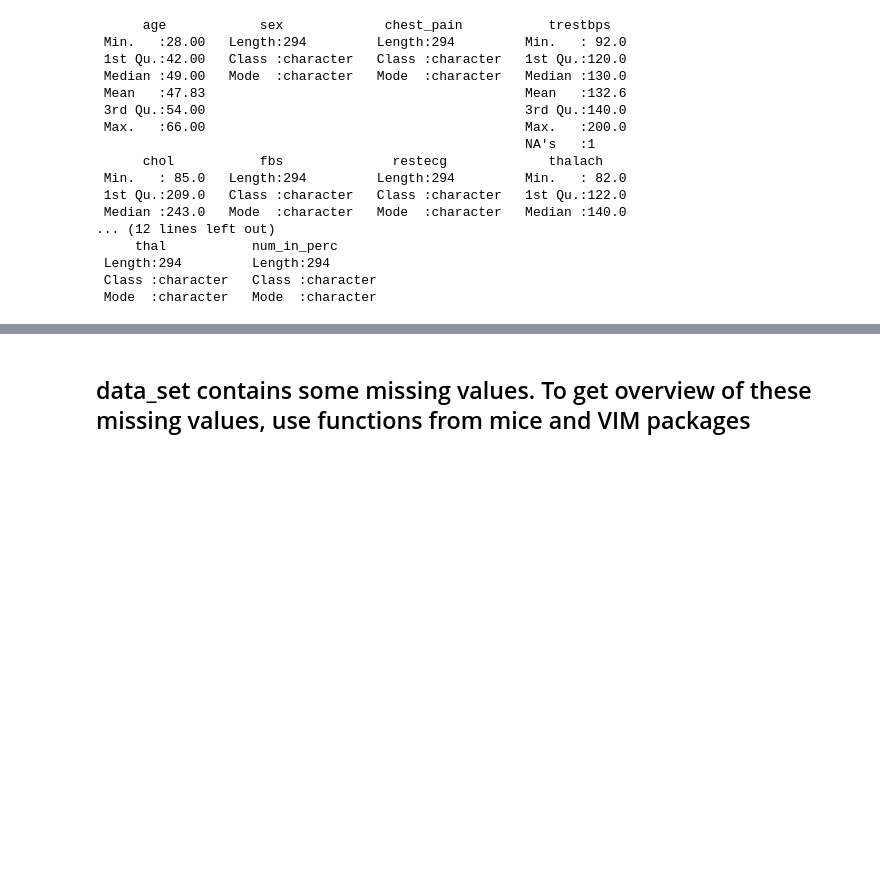
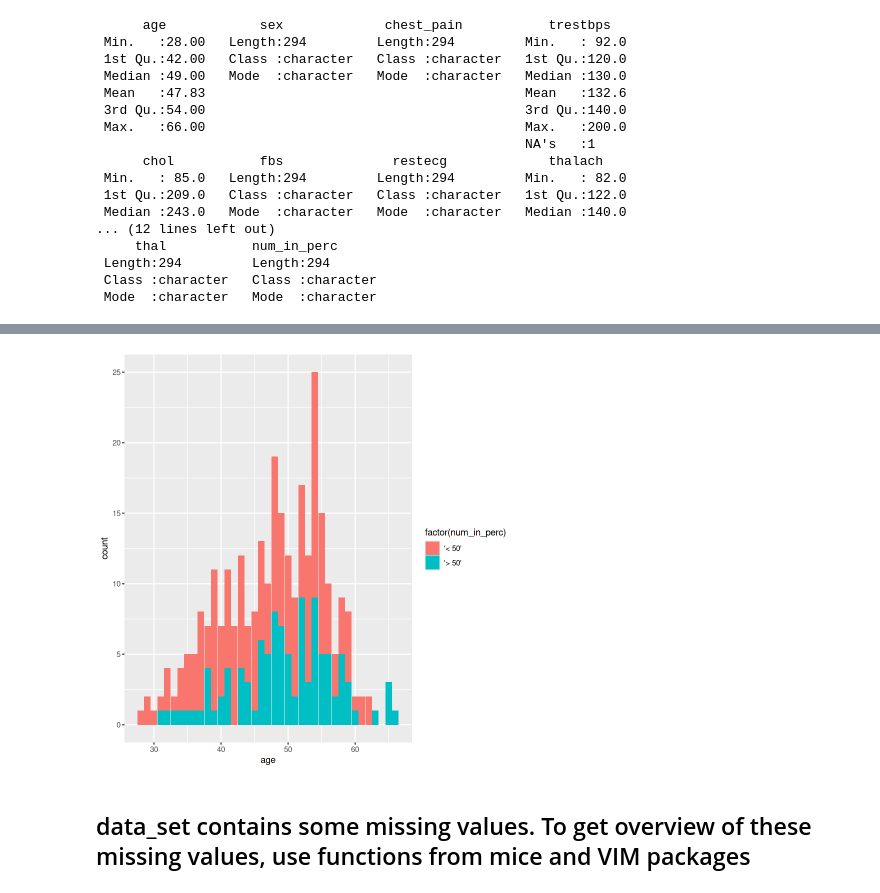
Before and after one commit to Luq16/Biomedical-Data-preprocessing, a Jupyter notebook: notebook.ipynb, the cells around one changed output, grey strips where cells are left out. Saved outputs shown, nothing was run; the diff lists cells and outputs as text; code cells hidden in the pictures; blank space fills up the shorter version.

```diff
--- a/notebook.ipynb
+++ b/notebook.ipynb
@@ -176,3 +200,8 @@ summary(data_set) # descriptive statistics
+# %%
+# stacked histogram for numeric variable
+ggplot(data_set, aes(x=age, fill=factor(num_in_perc))) + geom_bar() # stacked histogram for numeric variable
+# %% [output]
+[figure, added]
 # %% [markdown]
 ## data_set contains some missing values. To get overview of these missing values, use functions from mice and VIM packages
 # %%
```
Also changed, not shown: parts of 6 cells of this notebook.
